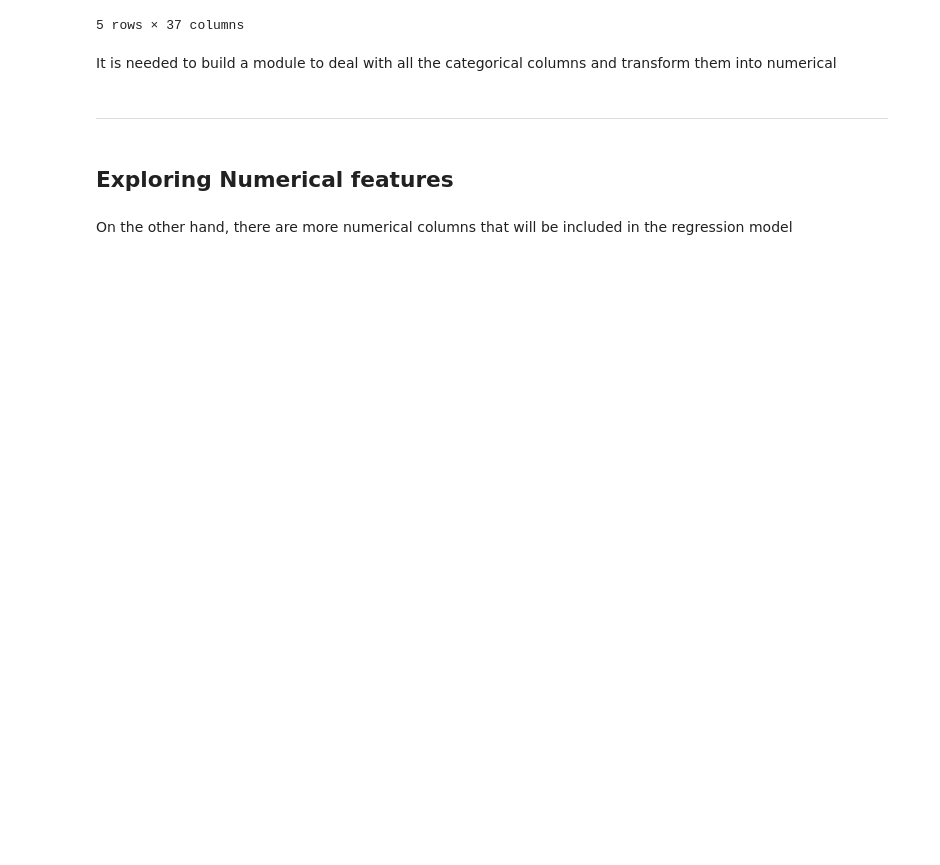
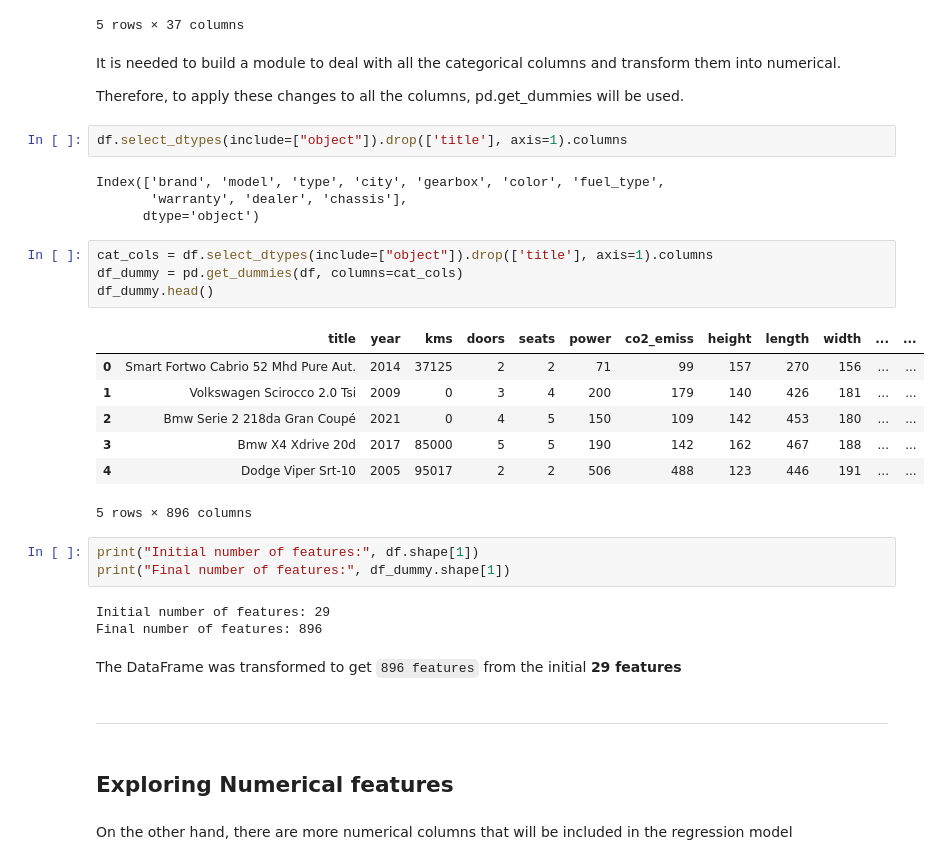
Before and after one commit to caresppen/UsedCarsAppraiser, a Jupyter notebook: notebooks/07_Feature_Engineering.ipynb, the cells around one changed output. Cells and saved outputs as stored; diff of their text form; blank space fills up the shorter version.

```diff
--- a/notebooks/07_Feature_Engineering.ipynb
+++ b/notebooks/07_Feature_Engineering.ipynb
@@ -152,7 +179,35 @@ data.head()
 | 4 | Dodge Viper Srt-10 | DODGE | VIPER | 2005 | 95017 | Unknown | Automatic | 2 | 2 | 506 | ... | ... |
 5 rows × 37 columns
 # %% [markdown]
-It is needed to build a module to deal with all the categorical columns and transform them into numerical
+It is needed to build a module to deal with all the categorical columns and transform them into numerical.
+
+Therefore, to apply these changes to all the columns, pd.get_dummies will be used.
+# %%
+df.select_dtypes(include=["object"]).drop(['title'], axis=1).columns
+# %% [output]
+Index(['brand', 'model', 'type', 'city', 'gearbox', 'color', 'fuel_type',
+       'warranty', 'dealer', 'chassis'],
+      dtype='object')
+# %%
+cat_cols = df.select_dtypes(include=["object"]).drop(['title'], axis=1).columns
+df_dummy = pd.get_dummies(df, columns=cat_cols)
+df_dummy.head()
+# %% [output]
+|  | title | year | kms | doors | seats | power | co2_emiss | height | length | width | ... | ... |
+| 0 | Smart Fortwo Cabrio 52 Mhd Pure Aut. | 2014 | 37125 | 2 | 2 | 71 | 99 | 157 | 270 | 156 | ... | ... |
+| 1 | Volkswagen Scirocco 2.0 Tsi | 2009 | 0 | 3 | 4 | 200 | 179 | 140 | 426 | 181 | ... | ... |
+| 2 | Bmw Serie 2 218da Gran Coupé | 2021 | 0 | 4 | 5 | 150 | 109 | 142 | 453 | 180 | ... | ... |
+| 3 | Bmw X4 Xdrive 20d | 2017 | 85000 | 5 | 5 | 190 | 142 | 162 | 467 | 188 | ... | ... |
+| 4 | Dodge Viper Srt-10 | 2005 | 95017 | 2 | 2 | 506 | 488 | 123 | 446 | 191 | ... | ... |
+5 rows × 896 columns
+# %%
+print("Initial number of features:", df.shape[1])
+print("Final number of features:", df_dummy.shape[1])
+# %% [output]
+Initial number of features: 29
+Final number of features: 896
+# %% [markdown]
+The DataFrame was transformed to get `896 features` from the initial **29 features**
 # %% [markdown]
 ---
 # %% [markdown]
```
Also changed, not shown: parts of 6 cells of this notebook.
